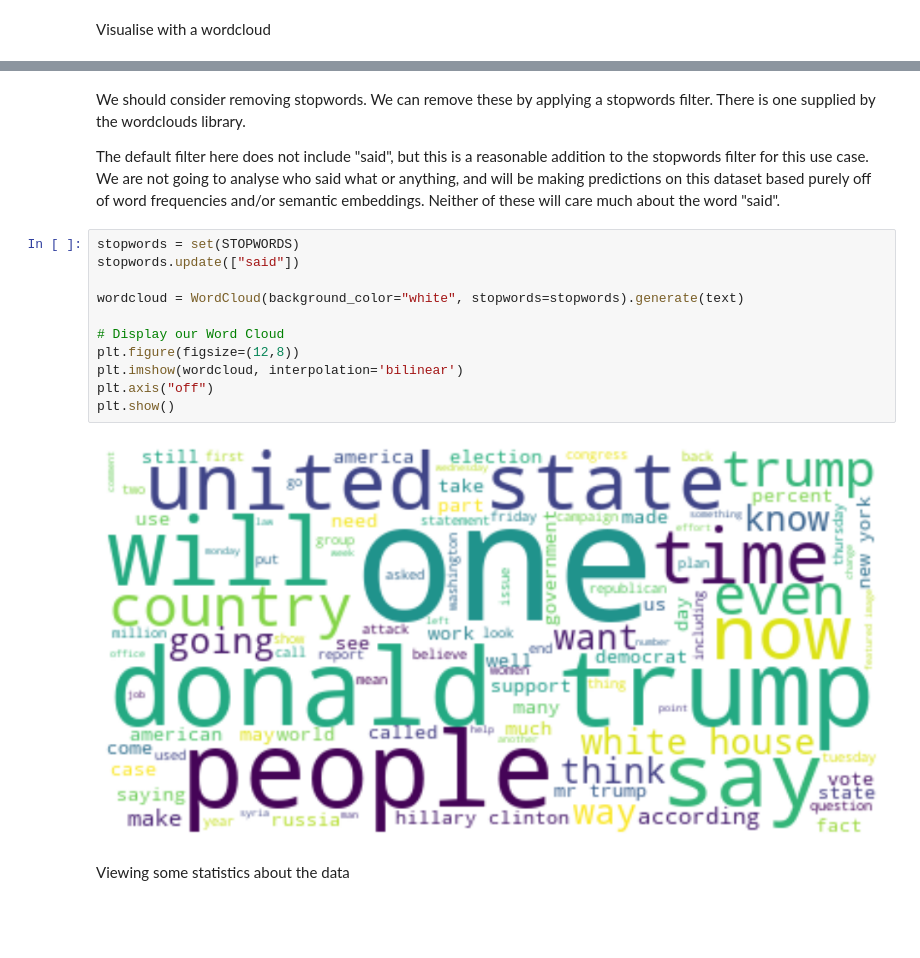
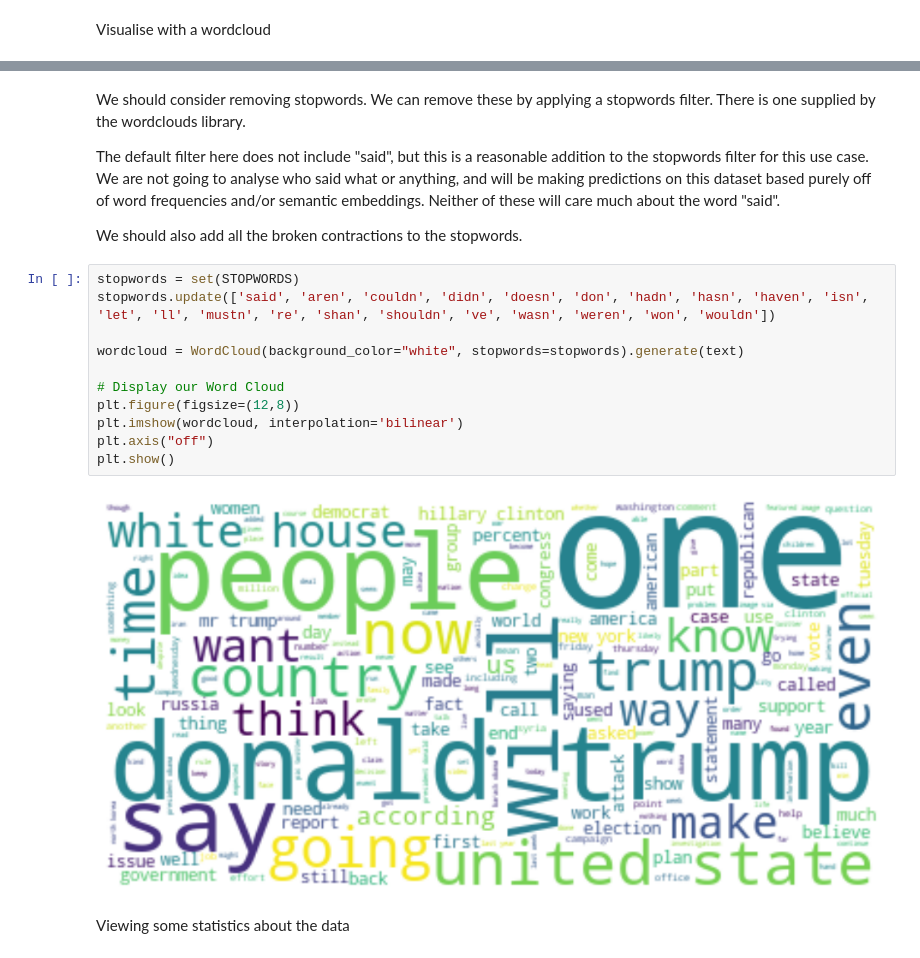
Before and after one commit to Erica-99/CTIP-misinfo-detection, a Jupyter notebook: data_visualisation.ipynb, the cells around one changed output, grey strips where cells are left out. Saved outputs shown, nothing was run; the diff lists cells and outputs as text; blank space fills up the shorter version.

Commit message:
Added more complex visualisation

```diff
--- a/data_visualisation.ipynb
+++ b/data_visualisation.ipynb
@@ -44,19 +51,21 @@ We should consider removing stopwords. We can remove these by applying a stopwor
 
 The default filter here does not include "said", but this is a reasonable addition to the stopwords filter for this use case.
 We are not going to analyse who said what or anything, and will be making predictions on this dataset based purely off of word frequencies and/or semantic embeddings. Neither of these will care much about the word "said".
+
+We should also add all the broken contractions to the stopwords.
 # %%
 stopwords = set(STOPWORDS)
-stopwords.update(["said"])
+stopwords.update(['said', 'aren', 'couldn', 'didn', 'doesn', 'don', 'hadn', 'hasn', 'haven', 'isn', 'let', 'll', 'mustn', 're', 'shan', 'shouldn', 've', 'wasn', 'weren', 'won', 'wouldn'])
 
 wordcloud = WordCloud(background_color="white", stopwords=stopwords).generate(text)
 
 # Display our Word Cloud
 plt.figure(figsize=(12,8))
 plt.imshow(wordcloud, interpolation='bilinear')
 plt.axis("off")
 plt.show()
 # %% [output]
-[figure, old version]
+[figure, new version]
 # %% [markdown]
 Viewing some statistics about the data
 # %%
```
Also changed, not shown: parts of 11 cells of this notebook.
